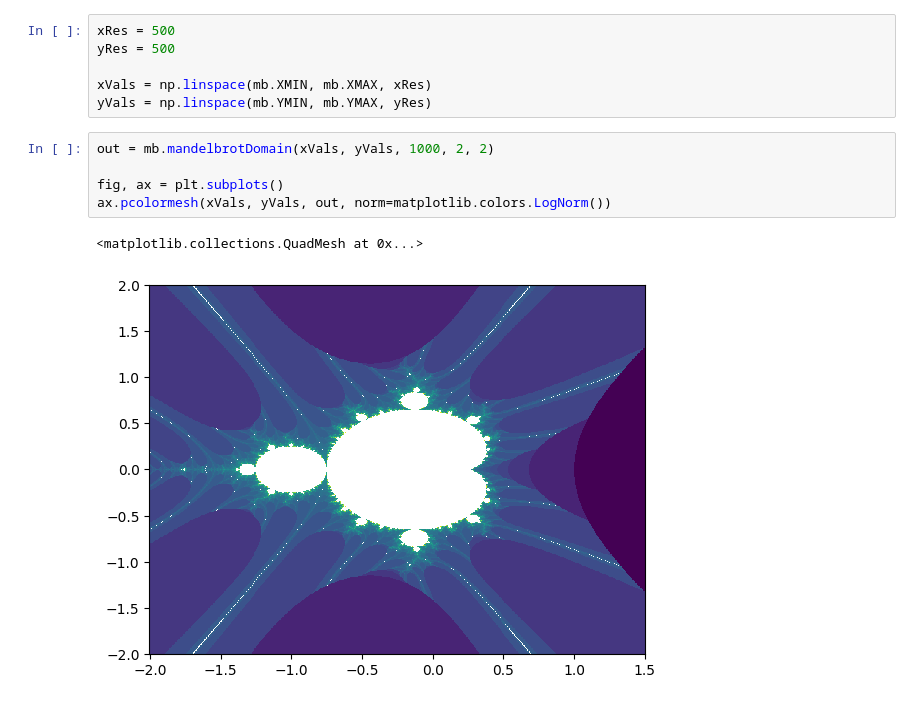
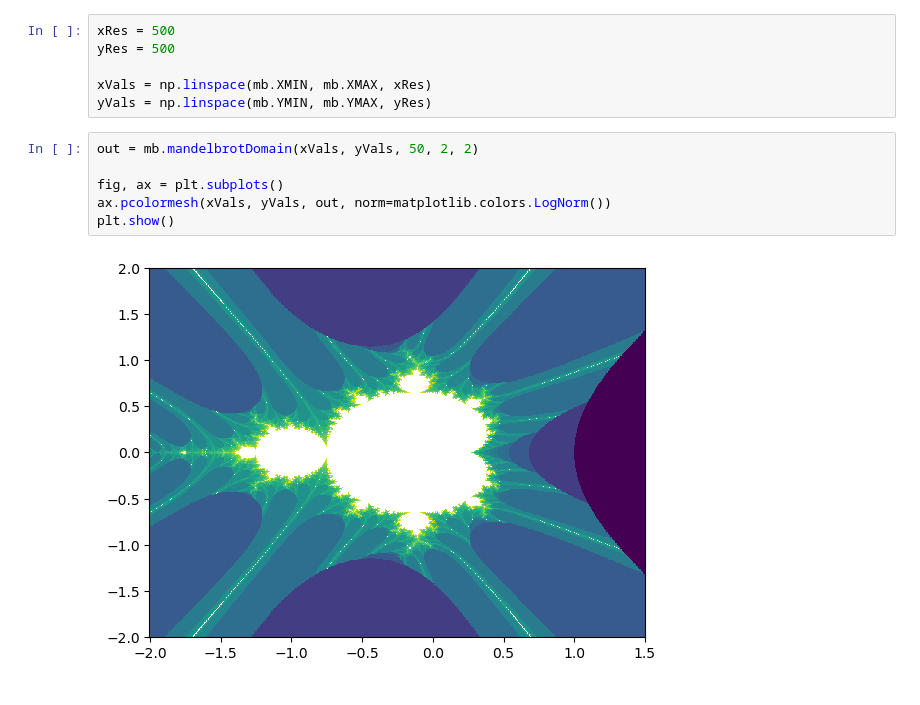
Before and after one commit to Kattelijn/Stochastic-Simulation, a Jupyter notebook: mandelbrot_MC_testPlots.ipynb, the cells around one changed output. Cells and saved outputs as stored; diff of their text form.

```diff
--- a/mandelbrot_MC_testPlots.ipynb
+++ b/mandelbrot_MC_testPlots.ipynb
@@ -11,13 +11,13 @@ yRes = 500
 xVals = np.linspace(mb.XMIN, mb.XMAX, xRes)
 yVals = np.linspace(mb.YMIN, mb.YMAX, yRes)
 # %%
-out = mb.mandelbrotDomain(xVals, yVals, 1000, 2, 2)
+out = mb.mandelbrotDomain(xVals, yVals, 50, 2, 2)
 
 fig, ax = plt.subplots()
 ax.pcolormesh(xVals, yVals, out, norm=matplotlib.colors.LogNorm())
+plt.show()
 # %% [output]
-<matplotlib.collections.QuadMesh at 0x...>
-[figure, old version]
+[figure, new version]
 # %%
 area, points = mb.mandelbrotArea(1000, 10000, scatter=True)
 
```
Also changed, not shown: parts of 2 cells of this notebook, 2 other files.
